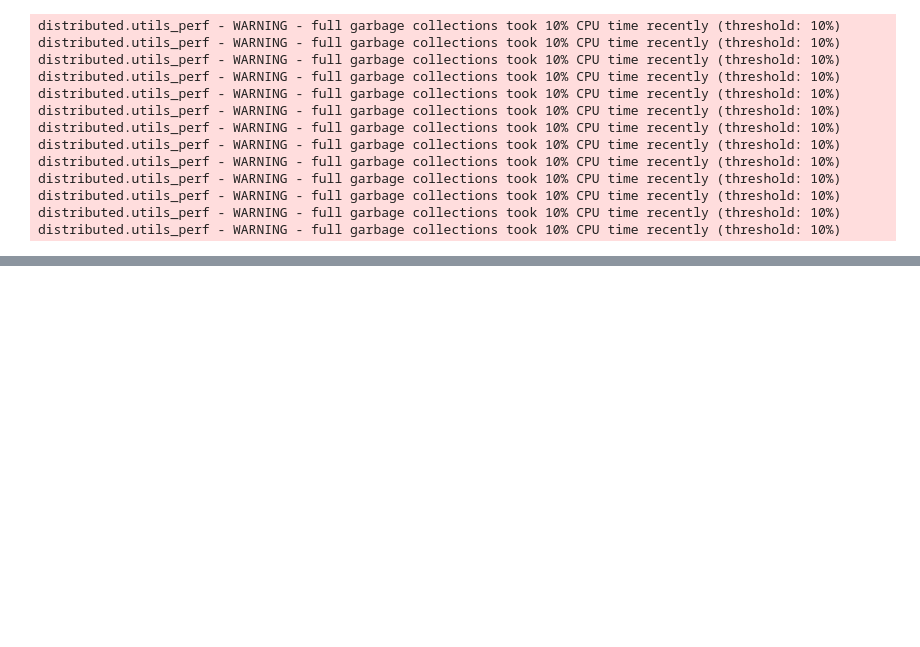
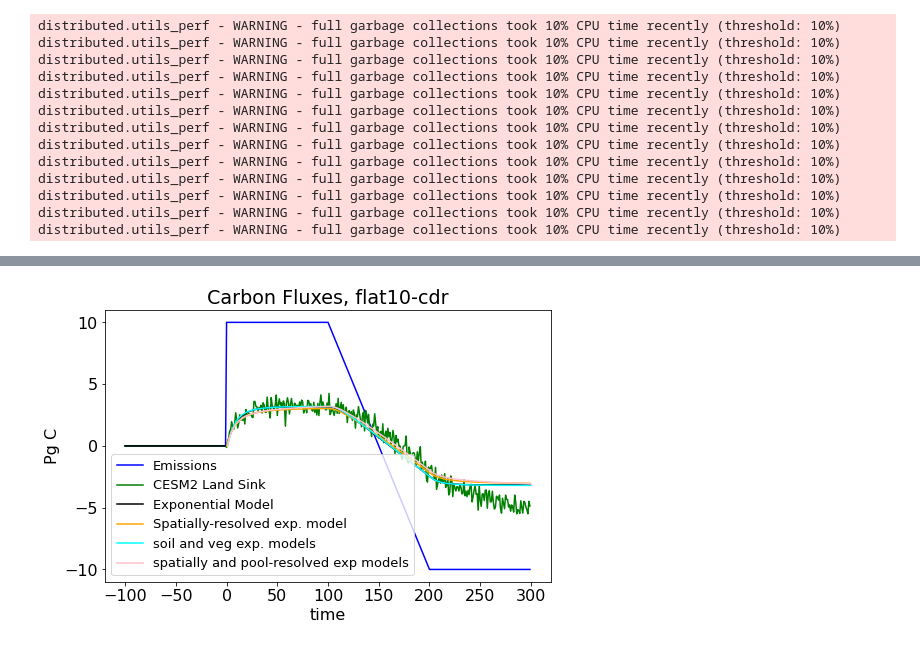
Before and after one commit to ckoven/flat10, a Jupyter notebook: flat10-analysis.ipynb, the cells around one changed output, grey strips where cells are left out. Cells and saved outputs as stored; diff of their text form; code cells hidden in the pictures; blank space fills up the shorter version.

```diff
--- a/flat10-analysis.ipynb
+++ b/flat10-analysis.ipynb
@@ -896,0 +924,36 @@ plt.savefig('spatially_pool_resolved_zec_response', dpi=300)
+# %%
+dvegcdt_spatial_emulator_cdr = memory_xr(emiss_cdr_xr, tau_vegc_map_masked, emiss_vegc_map_masked)
+
+dvegcdt_spatial_emulator_cdr_noinfs = (dvegcdt_spatial_emulator_cdr * (np.isfinite(dvegcdt_spatial_emulator_cdr) / np.isfinite(dvegcdt_spatial_emulator_cdr)))
+dvegcdt_spatial_emulator_cdr_noinfs = dvegcdt_spatial_emulator_cdr_noinfs.fillna(0)
+dvegcdt_spatial_emulator_cdr_masked = dvegcdt_spatial_emulator_cdr_noinfs * landmask.data
+#dvegcdt_spatial_emulator_cdr_masked.isel(time=10).plot()
+
+
+ddeadcdt_spatial_emulator_cdr = memory_xr(emiss_cdr_xr, tau_deadc_map_masked, emiss_deadc_map_masked)
+
+ddeadcdt_spatial_emulator_cdr_noinfs = (ddeadcdt_spatial_emulator_cdr * (np.isfinite(ddeadcdt_spatial_emulator_cdr) / np.isfinite(ddeadcdt_spatial_emulator_cdr)))
+ddeadcdt_spatial_emulator_cdr_noinfs = ddeadcdt_spatial_emulator_cdr_noinfs.fillna(0)
+ddeadcdt_spatial_emulator_cdr_masked = ddeadcdt_spatial_emulator_cdr_noinfs * landmask.data
+#ddeadcdt_spatial_emulator_cdr_masked.isel(time=10).plot()
+
+
+spatially_pool_resolved_global_dcdt_cdr = 1e-15 * ((ddeadcdt_spatial_emulator_cdr_masked + dvegcdt_spatial_emulator_cdr_masked) * areacella['areacella'].data * sftlf['sftlf'].data/100. * (1. - sftgif['sftgif'].data/100.)).sum(dim=('lat', 'lon'))
+# %%
+plt.plot(time_cdr, emiss_cdr, color='blue')
+plt.plot(time_cdr, landsink_cdr, color='green')
+plt.plot(time_cdr, pred_landsink_cdr, color='black')
+plt.plot(np.arange(len(cflux_spatial_emulator_cdr_global)), cflux_spatial_emulator_cdr_global, color='orange')
+plt.plot(np.arange(len(pred_dcdead_dt_cdr))+1, pred_dcdead_dt_cdr + pred_dcveg_dt_cdr, color='cyan')
+plt.plot(np.arange(len(spatially_pool_resolved_global_dcdt_cdr))+1, spatially_pool_resolved_global_dcdt_cdr, color='pink')
+
+
+
+plt.title('Carbon Fluxes, flat10-cdr')
+plt.ylabel('Pg C')
+plt.xlabel('time')
+#plt.xrange([-5,5])
+plt.legend(['Emissions','CESM2 Land Sink','Exponential Model', 'Spatially-resolved exp. model', 'soil and veg exp. models', 'spatially and pool-resolved exp models'], prop={'size': 13})
+plt.savefig('spatially_pool_resolved_cdr_response', dpi=300)
+# %% [output]
+[figure, added]
```
Also changed, not shown: parts of 64 cells of this notebook, 2 other files.
